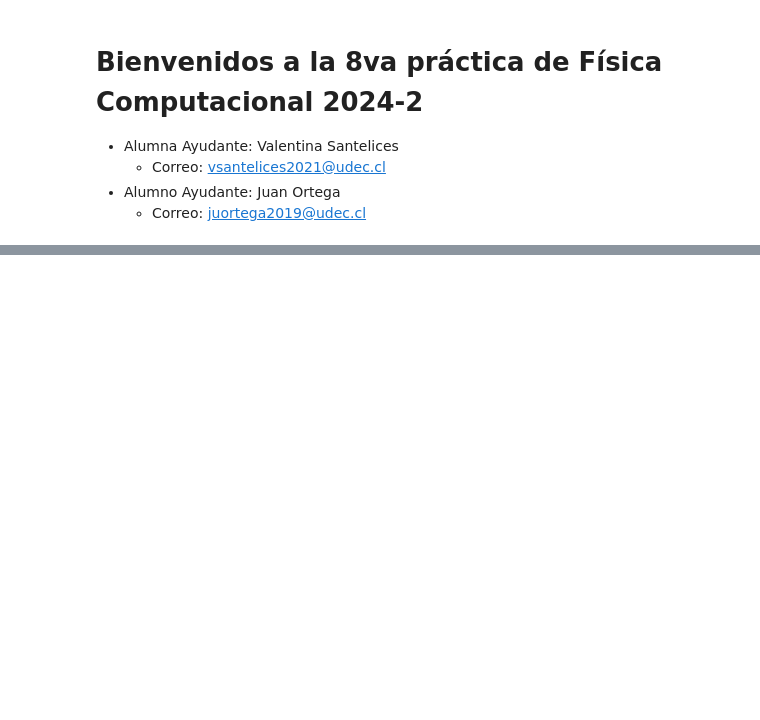
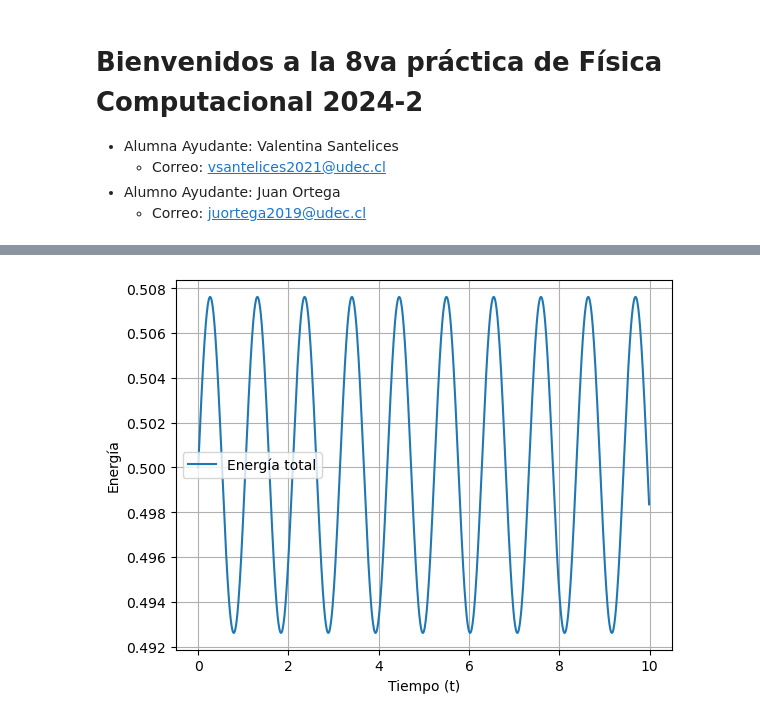
Before and after one commit to Ju-Ortega/A_FCII, a Jupyter notebook: ayudantia_8_25_10_24.ipynb, the cells around one changed output, grey strips where cells are left out. Saved outputs shown, nothing was run; the diff lists cells and outputs as text; code cells hidden in the pictures; blank space fills up the shorter version.

```diff
--- a/ayudantia_8_25_10_24.ipynb
+++ b/ayudantia_8_25_10_24.ipynb
@@ -6,0 +62,13 @@
+# %%
+E_kin = 0.5 * u**2
+E_pot = 0.5 * (3.0**2) * x**2  # w = 3.0
+E_total = E_kin + E_pot
+
+plt.plot(t, E_total, label="Energía total")
+plt.xlabel("Tiempo (t)")
+plt.ylabel("Energía")
+plt.legend()
+plt.grid()
+plt.show()
+# %% [output]
+[figure, added]
```
Also changed, not shown: parts of 9 cells of this notebook.
